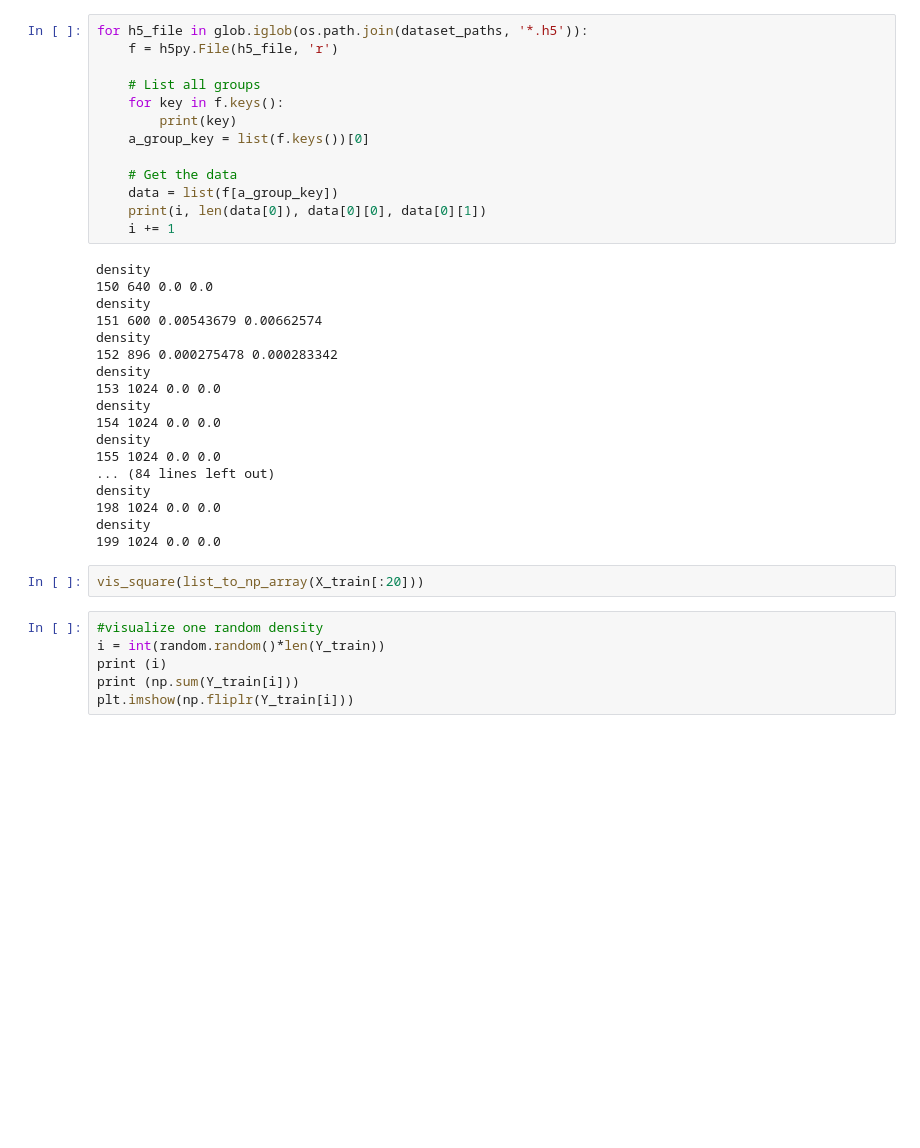
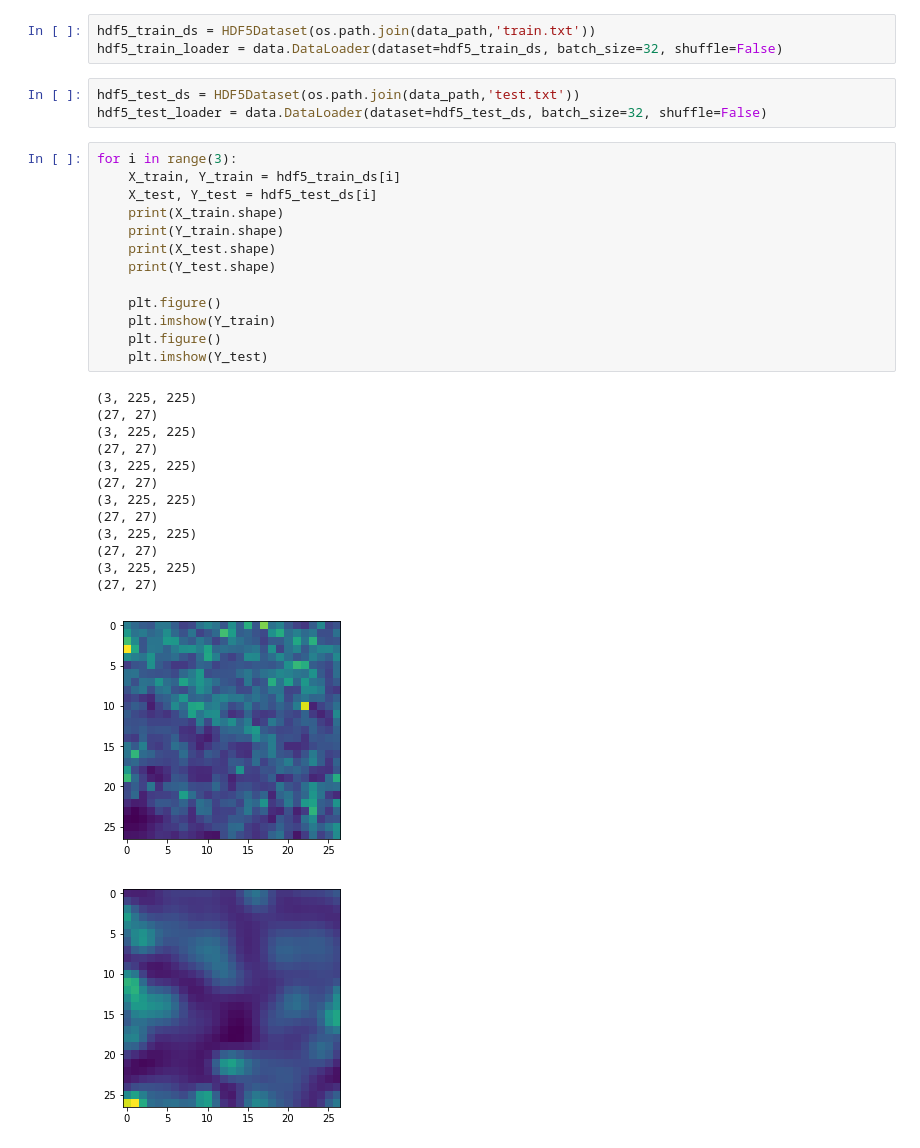
Before and after one commit to SamuelCahyawijaya/crowd_counter, a Jupyter notebook: pytorch_201804061200.ipynb, the cells around one changed output. Saved outputs shown, nothing was run; the diff lists cells and outputs as text; blank space fills up the shorter version.

```diff
--- a/pytorch_201804061200.ipynb
+++ b/pytorch_201804061200.ipynb
@@ -52,39 +50,34 @@ net_density_w = 28
-# %%
-for h5_file in glob.iglob(os.path.join(dataset_paths, '*.h5')):
-    f = h5py.File(h5_file, 'r')
-
-    # List all groups
-    for key in f.keys():
-        print(key)
-    a_group_key = list(f.keys())[0]
-
-    # Get the data
-    data = list(f[a_group_key])
-    print(i, len(data[0]), data[0][0], data[0][1])
-    i += 1
-# %% [output]
-density
-150 640 0.0 0.0
-density
-151 600 0.00543679 0.00662574
-density
-152 896 0.000275478 0.000283342
-density
-153 1024 0.0 0.0
-density
-154 1024 0.0 0.0
-density
-155 1024 0.0 0.0
-... (84 lines left out)
-density
-198 1024 0.0 0.0
-density
-199 1024 0.0 0.0
-# %%
-vis_square(list_to_np_array(X_train[:20]))
-# %%
-#visualize one random density
-i = int(random.random()*len(Y_train))
-print (i)
-print (np.sum(Y_train[i]))
-plt.imshow(np.fliplr(Y_train[i]))
+# %%
+hdf5_train_ds = HDF5Dataset(os.path.join(data_path,'train.txt'))
+hdf5_train_loader = data.DataLoader(dataset=hdf5_train_ds, batch_size=32, shuffle=False)
+# %%
+hdf5_test_ds = HDF5Dataset(os.path.join(data_path,'test.txt'))
+hdf5_test_loader = data.DataLoader(dataset=hdf5_test_ds, batch_size=32, shuffle=False)
+# %%
+for i in range(3):
+    X_train, Y_train = hdf5_train_ds[i]
+    X_test, Y_test = hdf5_test_ds[i]
+    print(X_train.shape)
+    print(Y_train.shape)
+    print(X_test.shape)
+    print(Y_test.shape)
+
+    plt.figure()
+    plt.imshow(Y_train)
+    plt.figure()
+    plt.imshow(Y_test)
+# %% [output]
+(3, 225, 225)
+(27, 27)
+(3, 225, 225)
+(27, 27)
+(3, 225, 225)
+(27, 27)
+(3, 225, 225)
+(27, 27)
+(3, 225, 225)
+(27, 27)
+(3, 225, 225)
+(27, 27)
+[figure, added]
+[figure, added]
```
Also changed, not shown: parts of 9 cells of this notebook, 8 other files.
